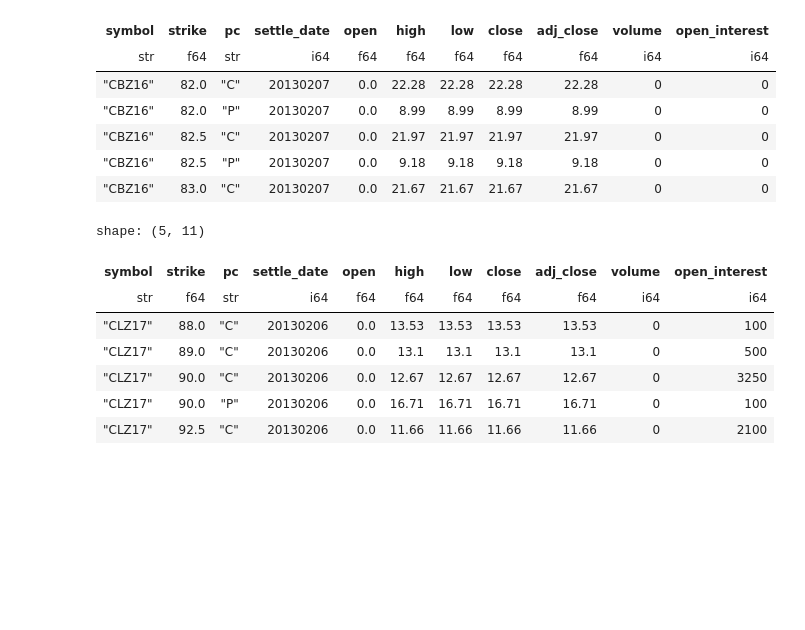
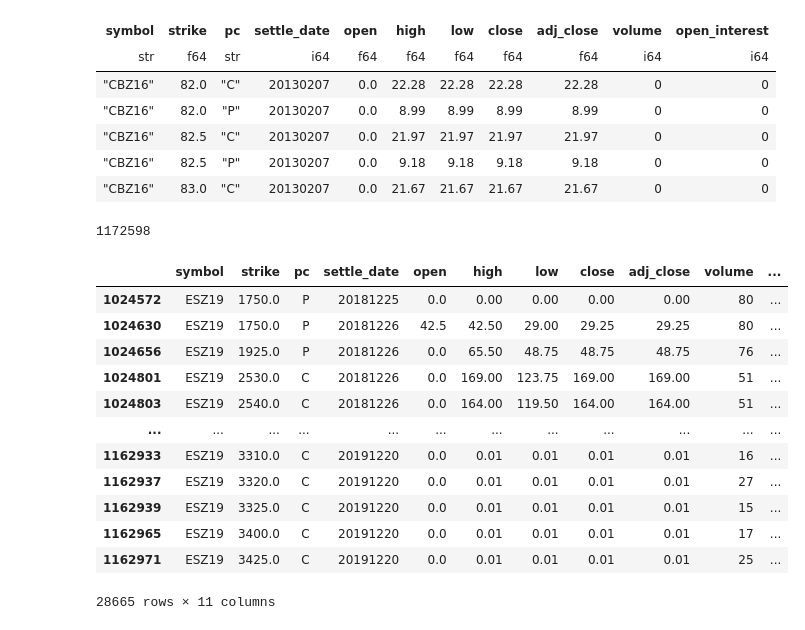
Before and after one commit to bgithub1/portfolio_risk, a Jupyter notebook: portfolio_risk/polars_test.ipynb, the cells around one changed output. Drawn from its saved outputs; the diff is of its cells as text; code cells hidden in the pictures; blank space fills up the shorter version.

```diff
--- a/portfolio_risk/polars_test.ipynb
+++ b/portfolio_risk/polars_test.ipynb
@@ -42,15 +47,27 @@ shape: (5, 11)
 # %%
 # there are `str` and `dt` namespaces for specialized functions
 
-predicate = pl.col("symbol").str.contains("CLZ")
+predicate = pl.col("symbol").str.contains("ESZ")
 
-df.filter(predicate).tail()
+df2 = df.filter(predicate)
-# %% [output]
-shape: (5, 11)
-| symbol | strike | pc | settle_date | open | high | low | close | adj_close | volume | open_interest |
-| str | f64 | str | i64 | f64 | f64 | f64 | f64 | f64 | i64 | i64 |
-| "CLZ17" | 88.0 | "C" | 20130206 | 0.0 | 13.53 | 13.53 | 13.53 | 13.53 | 0 | 100 |
-| "CLZ17" | 89.0 | "C" | 20130206 | 0.0 | 13.1 | 13.1 | 13.1 | 13.1 | 0 | 500 |
-| "CLZ17" | 90.0 | "C" | 20130206 | 0.0 | 12.67 | 12.67 | 12.67 | 12.67 | 0 | 3250 |
-| "CLZ17" | 90.0 | "P" | 20130206 | 0.0 | 16.71 | 16.71 | 16.71 | 16.71 | 0 | 100 |
-| "CLZ17" | 92.5 | "C" | 20130206 | 0.0 | 11.66 | 11.66 | 11.66 | 11.66 | 0 | 2100 |
+# %%
+df3 = df2.to_pandas()
+len(df3)
+# %% [output]
+1172598
+# %%
+df3[(df3.symbol=='ESZ19') & (df3.volume>10)]
+# %% [output]
+|  | symbol | strike | pc | settle_date | open | high | low | close | adj_close | volume | ... |
+| 1024572 | ESZ19 | 1750.0 | P | 20181225 | 0.0 | 0.00 | 0.00 | 0.00 | 0.00 | 80 | ... |
+| 1024630 | ESZ19 | 1750.0 | P | 20181226 | 42.5 | 42.50 | 29.00 | 29.25 | 29.25 | 80 | ... |
+| 1024656 | ESZ19 | 1925.0 | P | 20181226 | 0.0 | 65.50 | 48.75 | 48.75 | 48.75 | 76 | ... |
+| 1024801 | ESZ19 | 2530.0 | C | 20181226 | 0.0 | 169.00 | 123.75 | 169.00 | 169.00 | 51 | ... |
+| 1024803 | ESZ19 | 2540.0 | C | 20181226 | 0.0 | 164.00 | 119.50 | 164.00 | 164.00 | 51 | ... |
+| ... | ... | ... | ... | ... | ... | ... | ... | ... | ... | ... | ... |
+| 1162933 | ESZ19 | 3310.0 | C | 20191220 | 0.0 | 0.01 | 0.01 | 0.01 | 0.01 | 16 | ... |
+| 1162937 | ESZ19 | 3320.0 | C | 20191220 | 0.0 | 0.01 | 0.01 | 0.01 | 0.01 | 27 | ... |
+| 1162939 | ESZ19 | 3325.0 | C | 20191220 | 0.0 | 0.01 | 0.01 | 0.01 | 0.01 | 15 | ... |
+| 1162965 | ESZ19 | 3400.0 | C | 20191220 | 0.0 | 0.01 | 0.01 | 0.01 | 0.01 | 17 | ... |
+| 1162971 | ESZ19 | 3425.0 | C | 20191220 | 0.0 | 0.01 | 0.01 | 0.01 | 0.01 | 25 | ... |
+28665 rows × 11 columns
```
Also changed, not shown: parts of 9 cells of this notebook, 13 other files.
